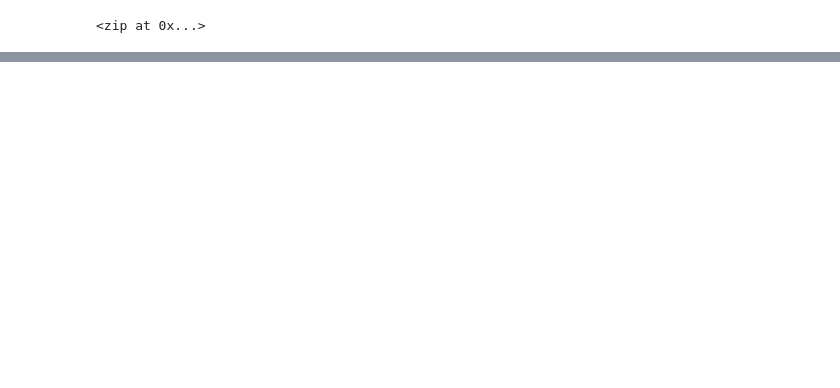
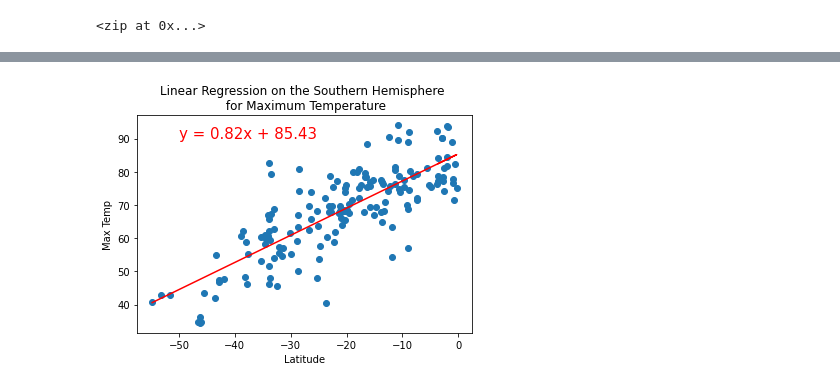
Before and after one commit to ckbauman/World_Weather_Analysis, a Jupyter notebook: WeatherPy.ipynb, the cells around one changed output, grey strips where cells are left out. Cells and saved outputs as stored; diff of their text form; code cells hidden in the pictures; blank space fills up the shorter version.

```diff
--- a/WeatherPy.ipynb
+++ b/WeatherPy.ipynb
@@ -341,0 +459,12 @@ plt.show()
+# %%
+# perform linear regeression Max Temp southern hemi
+
+# Linear regression on the Southern Hemisphere
+x_values = southern_hemi_df["Lat"]
+y_values = southern_hemi_df["Max Temp"]
+# Call the function.
+plot_linear_regression(x_values, y_values,
+                       'Linear Regression on the Southern Hemisphere \n for Maximum Temperature',
+                       'Max Temp',(-50,90))
+# %% [output]
+[figure, added]
```
Also changed, not shown: parts of 33 cells of this notebook, 6 other files.
